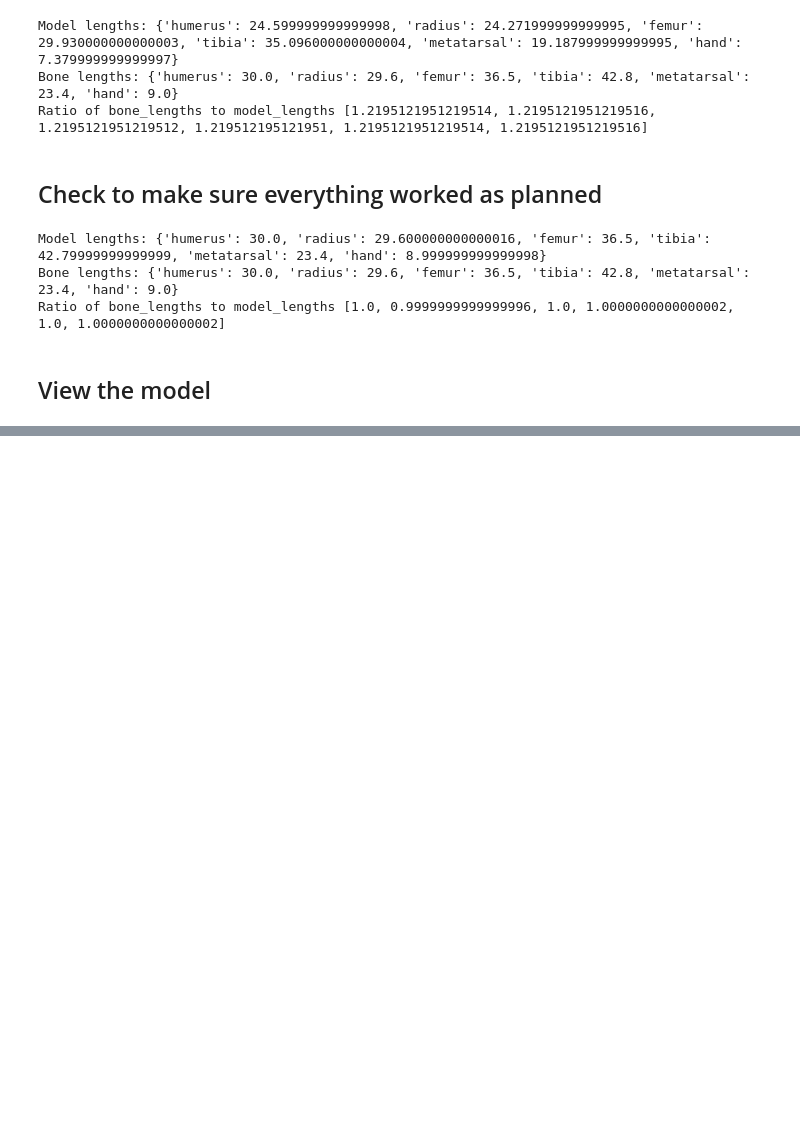
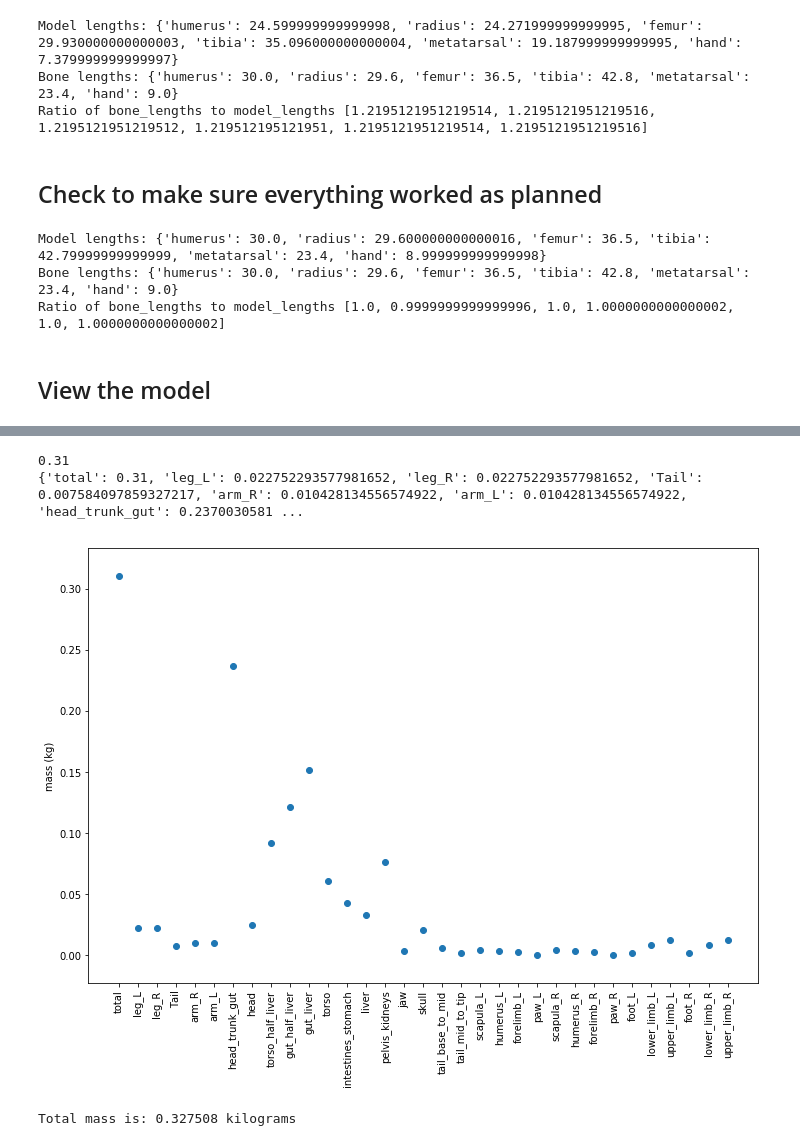
Before and after one commit to diegoaldarondo/stac, a Jupyter notebook: models/to_tune/Modify_model.ipynb, the cells around one changed output, grey strips where cells are left out. Cells and saved outputs as stored; diff of their text form; code cells hidden in the pictures; blank space fills up the shorter version.

```diff
--- a/models/to_tune/Modify_model.ipynb
+++ b/models/to_tune/Modify_model.ipynb
@@ -235,0 +294,6 @@ view_model()
+# %%
+env = suite.load(domain_name="rat", task_name="stand")
+model_masses = env.physics.named.model.body_mass
+print(env.physics.named.model._asdict().keys())
+[print(k ) for k in env.physics.named.model._asdict().keys() if 'class' in k]
+print(model_masses)
@@ -235,0 +382,22 @@ view_model()
+# %%
+env = suite.load(domain_name="rat", task_name="stand")
+model_masses_post = env.physics.named.model.body_mass
+fig, ax = plt.subplots(figsize=(12,8))
+x = range(len(expected_masses.keys()))
+plt.scatter(x, expected_masses.values())
+
+plt.xticks(x)
+_ = ax.set_xticklabels(expected_masses.keys(), rotation=90)
+print(expected_masses['total'])
+plt.ylabel('mass (kg)')
+plt.rcParams['font.size'] = 10
+print(expected_masses)
+# %% [output]
+0.31
+{'total': 0.31, 'leg_L': 0.022752293577981652, 'leg_R': 0.022752293577981652, 'Tail': 0.007584097859327217, 'arm_R': 0.010428134556574922, 'arm_L': 0.010428134556574922, 'head_trunk_gut': 0.2370030581 ...
+[figure, added]
+# %%
+mass = mjlib.mj_getTotalmass(env.physics.model.ptr)
+print("Total mass is: %f kilograms" % (mass))
+# %% [output]
+Total mass is: 0.327508 kilograms
```
Also changed, not shown: parts of 8 cells of this notebook, 4 other files.
